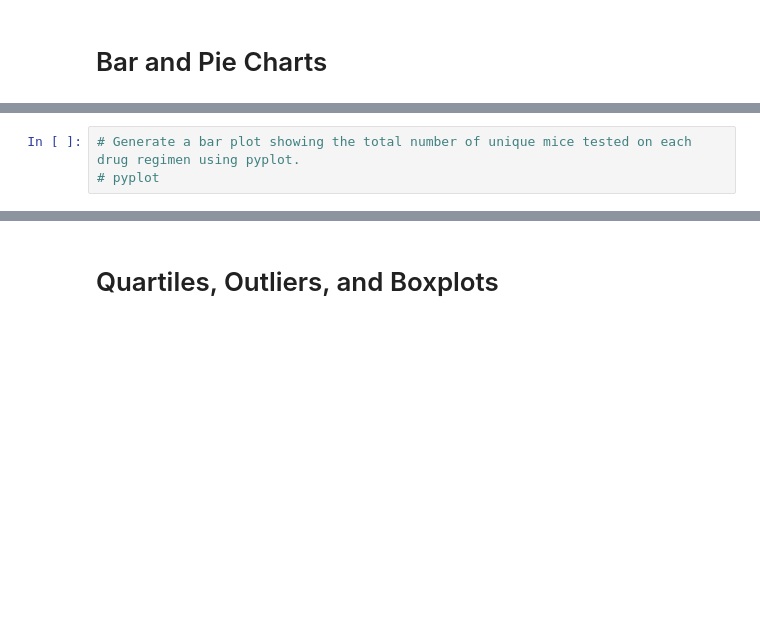
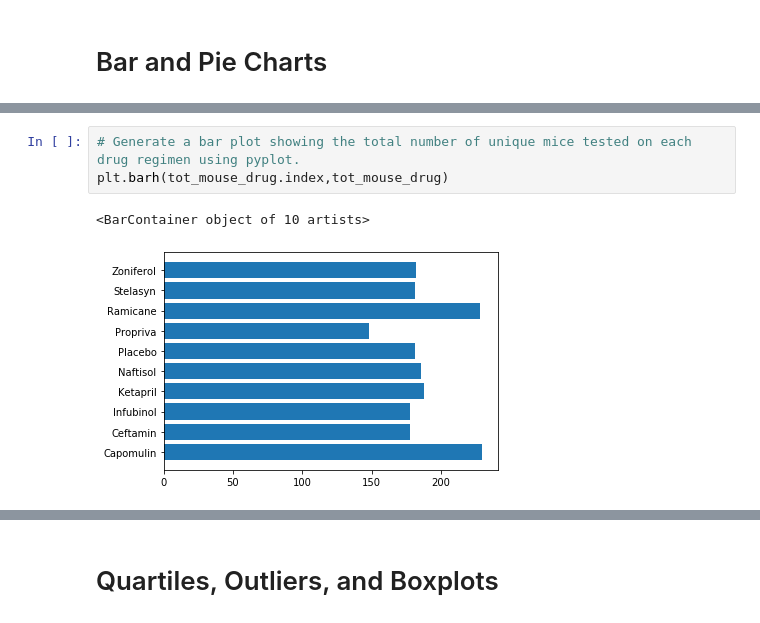
Before and after one commit to brianroberts778/Matplotlib_cancer_treatment_study, a Jupyter notebook: Pymaceuticals_Capomulin_Study.ipynb, the cells around one changed output, grey strips where cells are left out. Cells and saved outputs as stored; diff of their text form; blank space fills up the shorter version.

```diff
--- a/Pymaceuticals_Capomulin_Study.ipynb
+++ b/Pymaceuticals_Capomulin_Study.ipynb
@@ -124,5 +164,8 @@ group_drugs = pd.DataFrame(mouse_and_study.groupby(['Drug Regimen']).count()).re
 # %%
 # Generate a bar plot showing the total number of unique mice tested on each drug regimen using pyplot.
-# pyplot
+plt.barh(tot_mouse_drug.index,tot_mouse_drug)
+# %% [output]
+<BarContainer object of 10 artists>
+[figure, added]
 # %%
 # Generate a pie plot showing the distribution of female versus male mice using pandas
```
Also changed, not shown: parts of 12 cells of this notebook.
